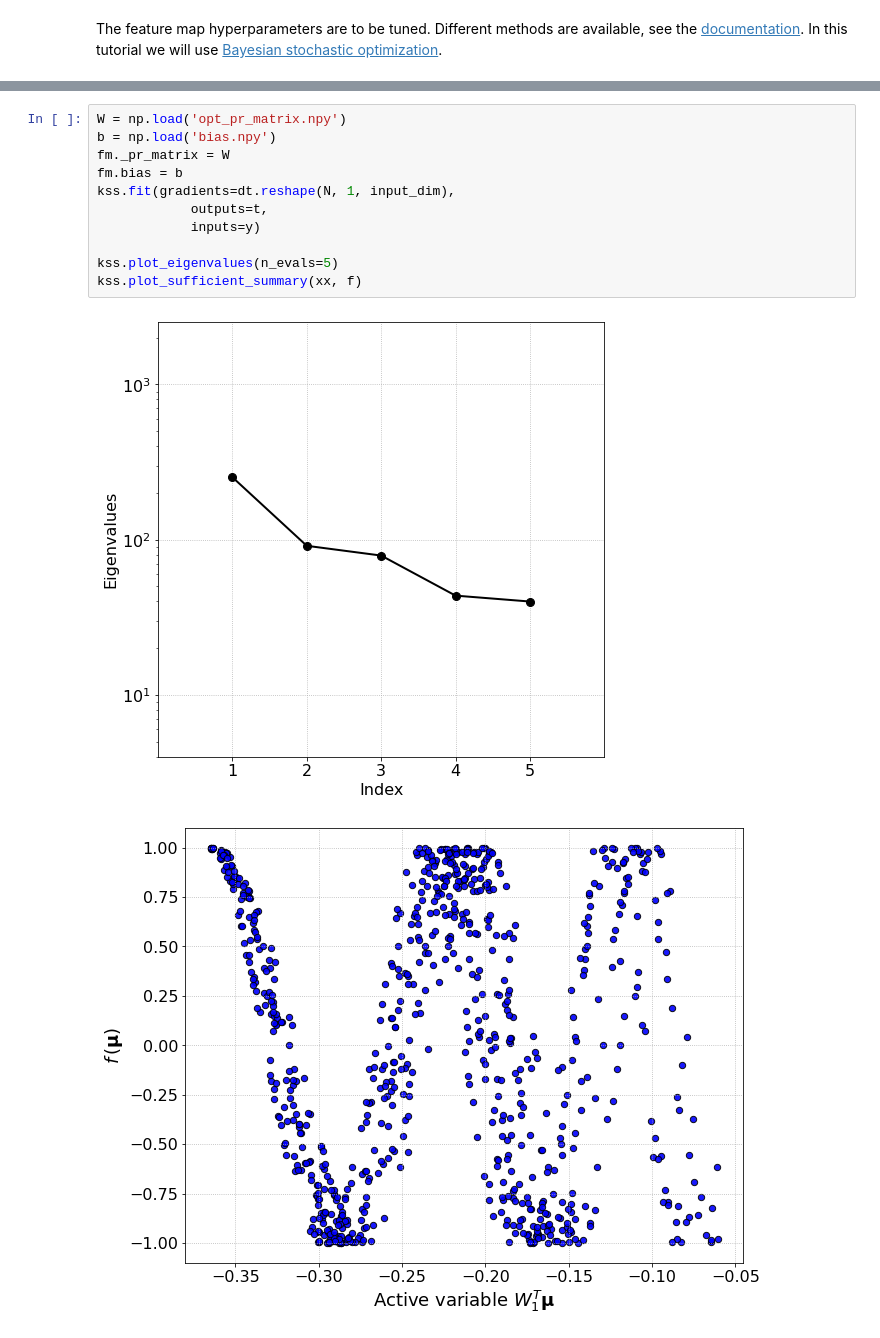
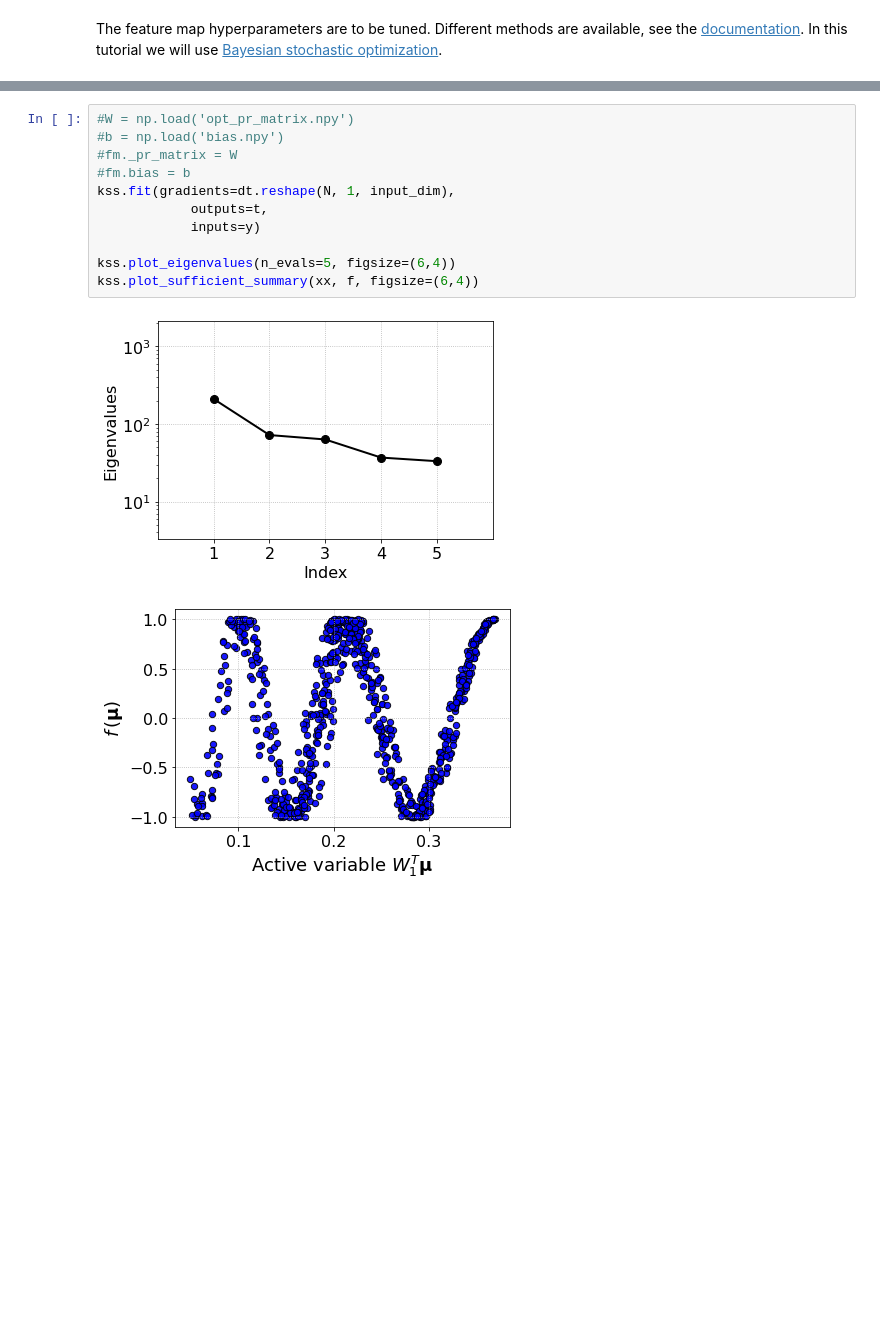
Before and after one commit to mathLab/ATHENA, a Jupyter notebook: tutorials/tutorial06/06_kernel-based_AS.ipynb, the cells around one changed output, grey strips where cells are left out. Drawn from its saved outputs; the diff is of its cells as text; blank space fills up the shorter version.

```diff
--- a/tutorials/tutorial06/06_kernel-based_AS.ipynb
+++ b/tutorials/tutorial06/06_kernel-based_AS.ipynb
@@ -152,14 +168,14 @@ The lowest rrmse is 0.4800038195586765%
 # %%
-W = np.load('opt_pr_matrix.npy')
-b = np.load('bias.npy')
-fm._pr_matrix = W
-fm.bias = b
+#W = np.load('opt_pr_matrix.npy')
+#b = np.load('bias.npy')
+#fm._pr_matrix = W
+#fm.bias = b
 kss.fit(gradients=dt.reshape(N, 1, input_dim),
             outputs=t,
             inputs=y)
 
-kss.plot_eigenvalues(n_evals=5)
-kss.plot_sufficient_summary(xx, f)
+kss.plot_eigenvalues(n_evals=5, figsize=(6,4))
+kss.plot_sufficient_summary(xx, f, figsize=(6,4))
 # %% [output]
-[figure, old version]
+[figure, new version]
-[figure, old version]
+[figure, new version]
```
Also changed, not shown: parts of 5 cells of this notebook, 27 other files.
